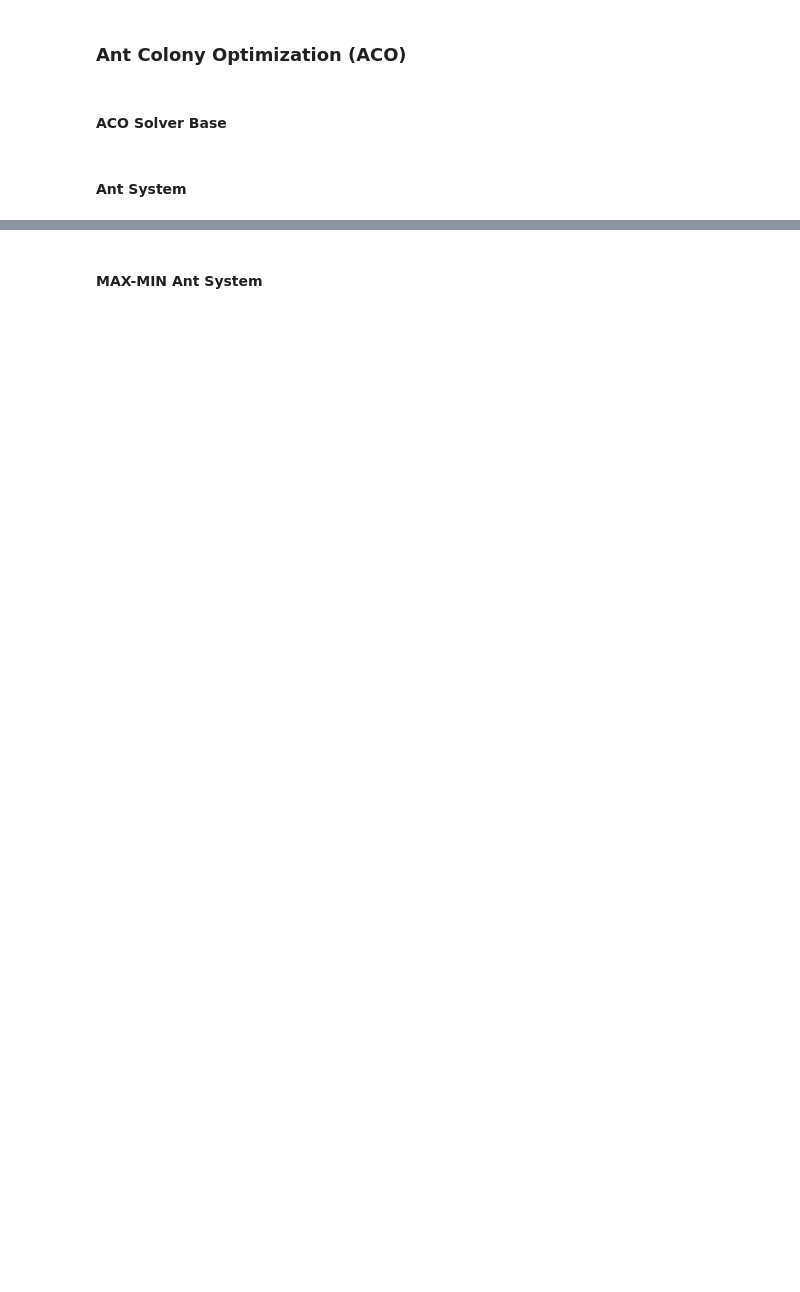
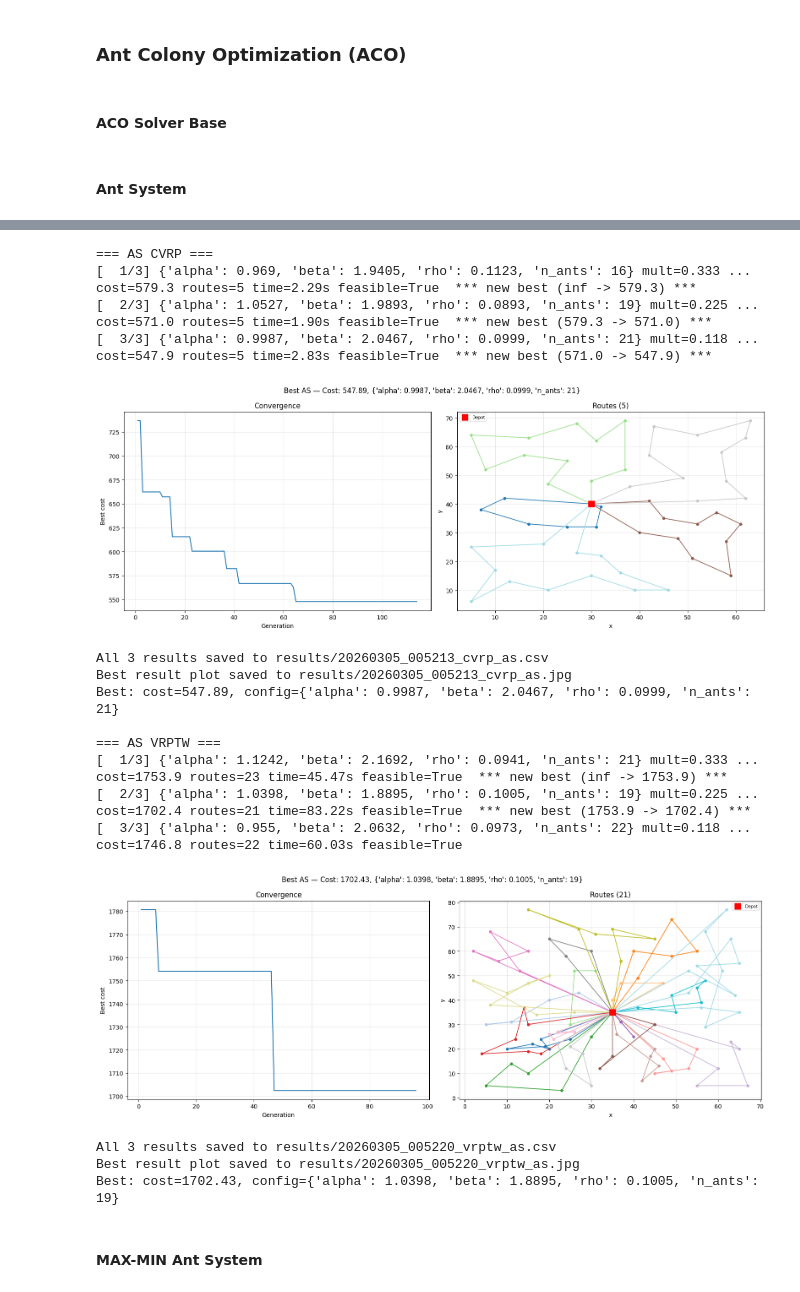
Before and after one commit to giustacchini/iops-aco, a Jupyter notebook: iops-aco-giustacchini-kutny.ipynb, the cells around one changed output, grey strips where cells are left out. Drawn from its saved outputs; the diff is of its cells as text; code cells hidden in the pictures; blank space fills up the shorter version.

```diff
--- a/iops-aco-giustacchini-kutny.ipynb
+++ b/iops-aco-giustacchini-kutny.ipynb
@@ -970,3 +948,82 @@ print(f"  Cost: {as_vrptw_cost:.2f}, Routes: {len(as_vrptw_routes)}, Time: {elap
+# %%
+if FINE_TUNE_AS > 0:
+    best_as_alpha = 1.0
+    best_as_beta = 2.0
+    best_as_rho = 0.1
+    best_as_n_ants = 20
+
+    def as_config(multiplier):
+        s = multiplier / 2.0
+        alpha = round(np.random.uniform(
+            max(0.0, best_as_alpha - best_as_alpha * s),
+            best_as_alpha + best_as_alpha * s), 4)
+        beta = round(np.random.uniform(
+            max(0.0, best_as_beta - best_as_beta * s),
+            best_as_beta + best_as_beta * s), 4)
+        rho = round(np.random.uniform(
+            max(0.01, best_as_rho - best_as_rho * s),
+            min(0.99, best_as_rho + best_as_rho * s)), 4)
+        n_ants = np.random.randint(
+            max(2, int(best_as_n_ants - best_as_n_ants * s)),
+            max(3, int(best_as_n_ants + best_as_n_ants * s)) + 1)
+        return {"alpha": alpha, "beta": beta, "rho": rho, "n_ants": n_ants}
+
+    def as_solver(config, instance):
+        solver = AntSystem(
+            n_ants=config["n_ants"], alpha=config["alpha"],
+            beta=config["beta"], rho=config["rho"],
+            criteria=[TimeLimit(240), MinImprovement(50, min_pct=0.01)],
+        )
+        return solver.solve(instance)
+
+    print("=== AS CVRP ===")
+    as_cvrp_routes, as_cvrp_cost, as_cvrp_history, best_cfg = fine_tune(
+        instance=cvrp_data, run_name="_as",
+        config_generator=as_config, result_generator=as_solver,
+        n_iters=FINE_TUNE_AS,
+    )
+    best_as_alpha, best_as_beta = best_cfg["alpha"], best_cfg["beta"]
+    best_as_rho, best_as_n_ants = best_cfg["rho"], best_cfg["n_ants"]
+
+    print("\n=== AS VRPTW ===")
+    as_vrptw_routes, as_vrptw_cost, as_vrptw_history, best_cfg = fine_tune(
+        instance=vrptw_data, run_name="_as",
+        config_generator=as_config, result_generator=as_solver,
+        n_iters=FINE_TUNE_AS,
+    )
+else:
+    ant_system = AntSystem(n_ants=20, alpha=1.0, beta=2.0, rho=0.1, criteria=[MaxGenerations(50)])
+
+    print("=== AS CVRP ===")
+    start = time.monotonic()
+    as_cvrp_routes, as_cvrp_cost, as_cvrp_history = ant_system.solve(cvrp_data)
+    elapsed = time.monotonic() - start
+    print(f"  Cost: {as_cvrp_cost:.2f}, Routes: {len(as_cvrp_routes)}, Time: {elapsed:.2f}s, Generations: {len(as_cvrp_history)}, Feasible: {is_feasible_cvrp(as_cvrp_routes, cvrp_data)}")
+
+    print("\n=== AS VRPTW ===")
+    start = time.monotonic()
+    as_vrptw = AntSystem(n_ants=20, alpha=1.0, beta=2.0, rho=0.1, criteria=[MaxGenerations(50)])
+    as_vrptw_routes, as_vrptw_cost, as_vrptw_history = as_vrptw.solve(vrptw_data)
+    elapsed = time.monotonic() - start
+    print(f"  Cost: {as_vrptw_cost:.2f}, Routes: {len(as_vrptw_routes)}, Time: {elapsed:.2f}s, Generations: {len(as_vrptw_history)}, Feasible: {is_feasible_vrptw(as_vrptw_routes, vrptw_data)}")
+# %% [output]
+=== AS CVRP ===
+[  1/3] {'alpha': 0.969, 'beta': 1.9405, 'rho': 0.1123, 'n_ants': 16} mult=0.333 ... cost=579.3 routes=5 time=2.29s feasible=True  *** new best (inf -> 579.3) ***
+[  2/3] {'alpha': 1.0527, 'beta': 1.9893, 'rho': 0.0893, 'n_ants': 19} mult=0.225 ... cost=571.0 routes=5 time=1.90s feasible=True  *** new best (579.3 -> 571.0) ***
+[  3/3] {'alpha': 0.9987, 'beta': 2.0467, 'rho': 0.0999, 'n_ants': 21} mult=0.118 ... cost=547.9 routes=5 time=2.83s feasible=True  *** new best (571.0 -> 547.9) ***
+[figure, added]
+All 3 results saved to results/20260305_005213_cvrp_as.csv
+Best result plot saved to results/20260305_005213_cvrp_as.jpg
+Best: cost=547.89, config={'alpha': 0.9987, 'beta': 2.0467, 'rho': 0.0999, 'n_ants': 21}
+
+=== AS VRPTW ===
+[  1/3] {'alpha': 1.1242, 'beta': 2.1692, 'rho': 0.0941, 'n_ants': 21} mult=0.333 ... cost=1753.9 routes=23 time=45.47s feasible=True  *** new best (inf -> 1753.9) ***
+[  2/3] {'alpha': 1.0398, 'beta': 1.8895, 'rho': 0.1005, 'n_ants': 19} mult=0.225 ... cost=1702.4 routes=21 time=83.22s feasible=True  *** new best (1753.9 -> 1702.4) ***
+[  3/3] {'alpha': 0.955, 'beta': 2.0632, 'rho': 0.0973, 'n_ants': 22} mult=0.118 ... cost=1746.8 routes=22 time=60.03s feasible=True
+[figure, added]
+All 3 results saved to results/20260305_005220_vrptw_as.csv
+Best result plot saved to results/20260305_005220_vrptw_as.jpg
+Best: cost=1702.43, config={'alpha': 1.0398, 'beta': 1.8895, 'rho': 0.1005, 'n_ants': 19}
 # %% [markdown]
 #### MAX-MIN Ant System
 # %%
```
Also changed, not shown: parts of 9 cells of this notebook.
